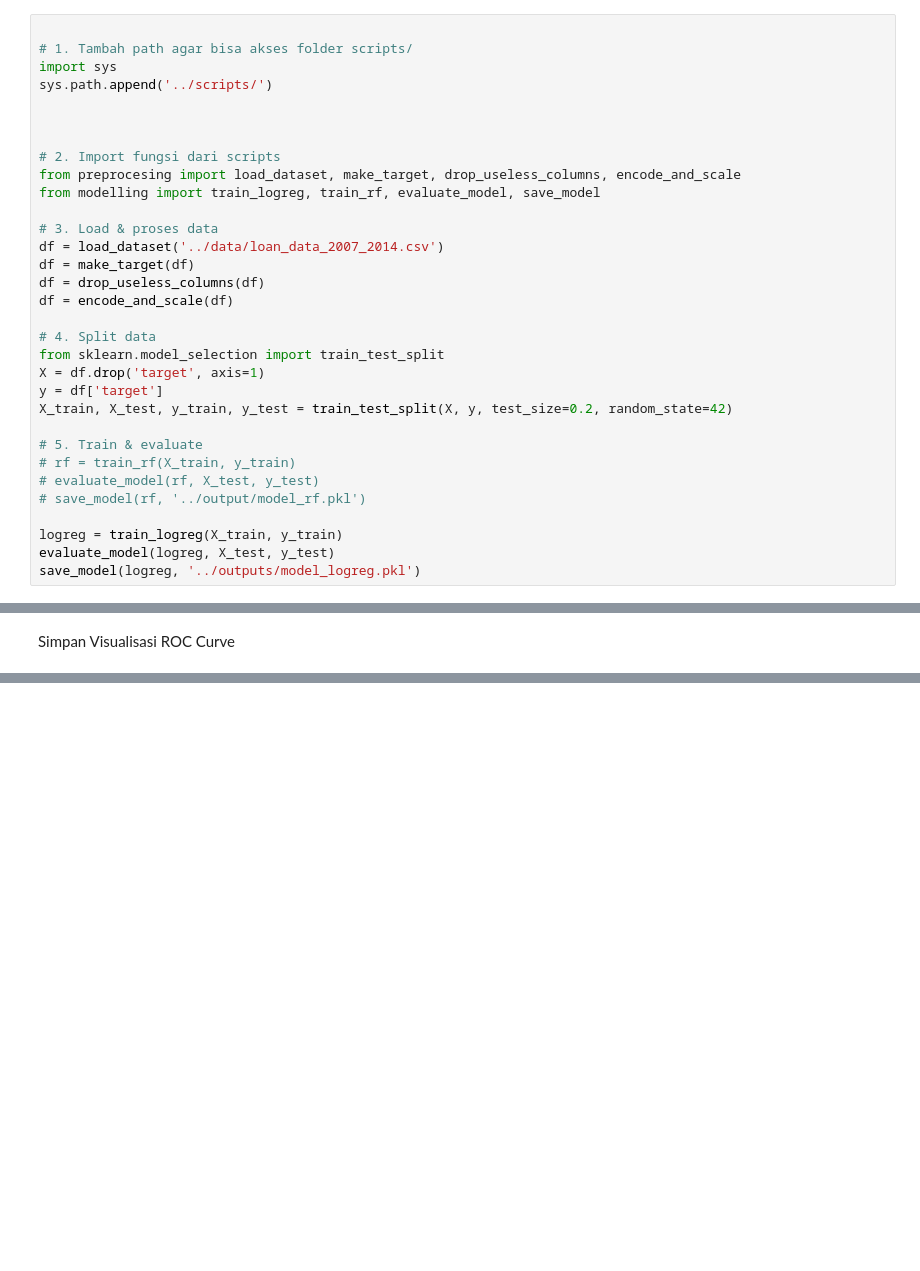
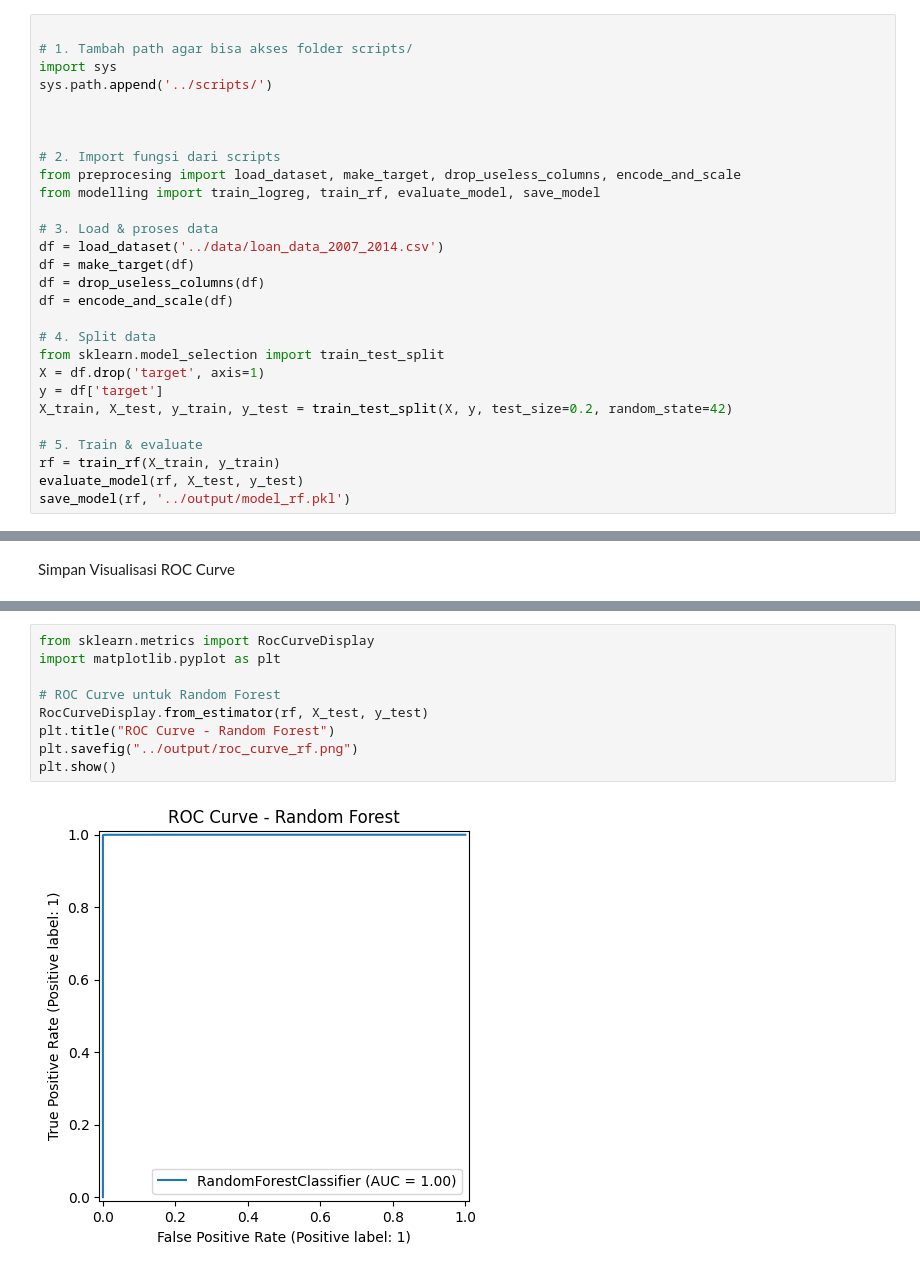
Before and after one commit to Nurhasan12/Credit-Risk-Prediction, a Jupyter notebook: notebooks/final_task.ipynb, the cells around one changed output, grey strips where cells are left out. Saved outputs shown, nothing was run; the diff lists cells and outputs as text; blank space fills up the shorter version.

```diff
--- a/notebooks/final_task.ipynb
+++ b/notebooks/final_task.ipynb
@@ -23,11 +87,7 @@ y = df['target']
 X_train, X_test, y_train, y_test = train_test_split(X, y, test_size=0.2, random_state=42)
 
 # 5. Train & evaluate
-# rf = train_rf(X_train, y_train)
-# evaluate_model(rf, X_test, y_test)
-# save_model(rf, '../output/model_rf.pkl')
-
-logreg = train_logreg(X_train, y_train)
-evaluate_model(logreg, X_test, y_test)
-save_model(logreg, '../outputs/model_logreg.pkl')
+rf = train_rf(X_train, y_train)
+evaluate_model(rf, X_test, y_test)
+save_model(rf, '../output/model_rf.pkl')
 # %% [output]
@@ -63,0 +144,11 @@ NameError: name 'logreg' is not defined
+# %%
+from sklearn.metrics import RocCurveDisplay
+import matplotlib.pyplot as plt
+
+# ROC Curve untuk Random Forest
+RocCurveDisplay.from_estimator(rf, X_test, y_test)
+plt.title("ROC Curve - Random Forest")
+plt.savefig("../output/roc_curve_rf.png")
+plt.show()
+# %% [output]
+[figure, added]
```
Also changed, not shown: parts of 13 cells of this notebook, 1 other file.
